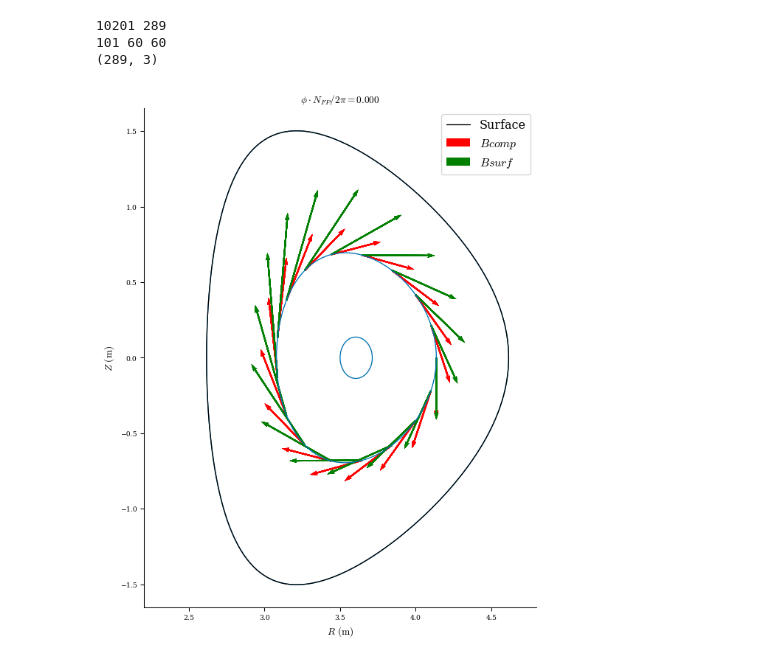
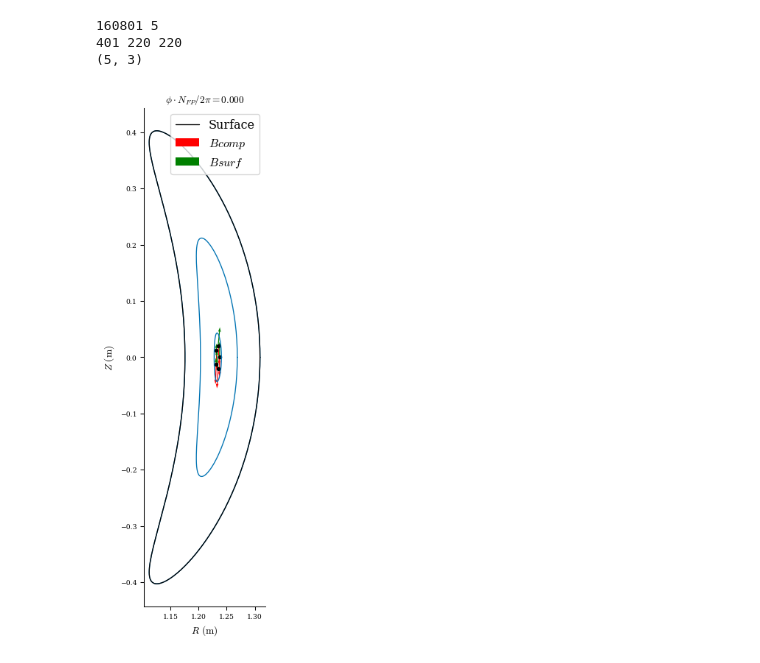
Before and after one commit to YigitElma/DEBUG-DESC, a Jupyter notebook: SurfaceIntegral/trial-1.ipynb, the cells around one changed output. Saved outputs shown, nothing was run; the diff lists cells and outputs as text; code cells hidden in the pictures.

```diff
--- a/SurfaceIntegral/trial-1.ipynb
+++ b/SurfaceIntegral/trial-1.ipynb
@@ -41,4 +42,4 @@ from desc.objectives.normalization import compute_scaling_factors
 # %%
-eq = get("DSHAPE")
-eq.pressure = 0
-eq.solve();
+eq = get("precise_QA")
+# eq.pressure = 0
+# eq.solve();
@@ -63,47 +46,58 @@ Fixed sheet current error:  0.000e+00 (~)
 # %%
-grid_source = LinearGrid(rho=1, M=50, N=50, NFP=int(eq.NFP))
-grid_eval = LinearGrid(rho=0.5, M=8, N=8, NFP=int(eq.NFP))
+grid_source = LinearGrid(rho=1, M=200, N=200, NFP=int(eq.NFP))
+grid_eval = LinearGrid(rho=0.05, M=2, N=0, NFP=int(eq.NFP))
 print(grid_source.num_nodes, grid_eval.num_nodes)
 
 keys = [
     "K_vc",
     "B",
     "|B|^2",
+    "|B|",
     "R",
     "phi",
     "Z",
     "e^rho",
     "n_rho",
     "|e_theta x e_zeta|",
     "p",
     "e^theta"
 ]
 data_source = eq.compute(keys, grid=grid_source)
 data_eval = eq.compute(keys, grid=grid_eval)
 K_source = data_source["K_vc"]
 
 k = min(grid_source.num_theta, grid_source.num_zeta)
 s = k // 2 + int(np.sqrt(k))
 q = k // 2 + int(np.sqrt(k))
 print(k, s, q)
 
 Bplasma = _nonsingular_part(
         data_eval, grid_eval, data_source, grid_source, s, kernel=kernels["biot_savart"],
     )
-Bplasma += data_eval["B"]
+# Bplasma += data_eval["B"]
+# Bplasma *= -1
 print(Bplasma.shape)
 
-scale = 0.2
-fig,ax = plot_surfaces(eq,theta=0,rho=np.array([0.1, 0.5, 1.0]),figsize=(8,8),label="Surface",lcfs_color="k")
+scale = 2
+fig,ax = plot_surfaces(eq,theta=0,rho=np.array([0.1, 0.5, 1.0]), phi=0.0, figsize=(8,8),label="Surface",lcfs_color="k")
 ax[0].quiver(data_eval["R"],data_eval["Z"],data_eval["B"][:,0],data_eval["B"][:,2],label=r"$Bcomp$",scale=scale,color="r")
 ax[0].quiver(data_eval["R"],data_eval["Z"],Bplasma[:,0],Bplasma[:,2],label=r"$Bsurf$",scale=scale,color="g")
-ax[0].set_xlim([2.2,4.8])
+ax[0].scatter(data_eval["R"],data_eval["Z"],color="k", s=10)
 ax[0].legend(fontsize=12)
 fig=plt.gcf()
+# plt.savefig("precise_QA_r_0.1.png",dpi=500)
+plt.savefig("precise_QA_test.png",dpi=500)
+
+
+# plt.figure()
+# mag_Bplasma = np.linalg.norm(Bplasma,axis=1)
+# plt.plot(mag_Bplasma, label="|B| surface integral")
+# plt.plot(data_eval["|B|"], label="|B| original")
+# plt.legend()
 # %% [output]
-10201 289
-101 60 60
-(289, 3)
+160801 5
+401 220 220
+(5, 3)
-[figure, old version]
+[figure, new version]
 # %%
 grid_source = LinearGrid(rho=1, M=24, N=24, NFP=int(eq.NFP))
```
Also changed, not shown: parts of 6 cells of this notebook, 6 other files.
